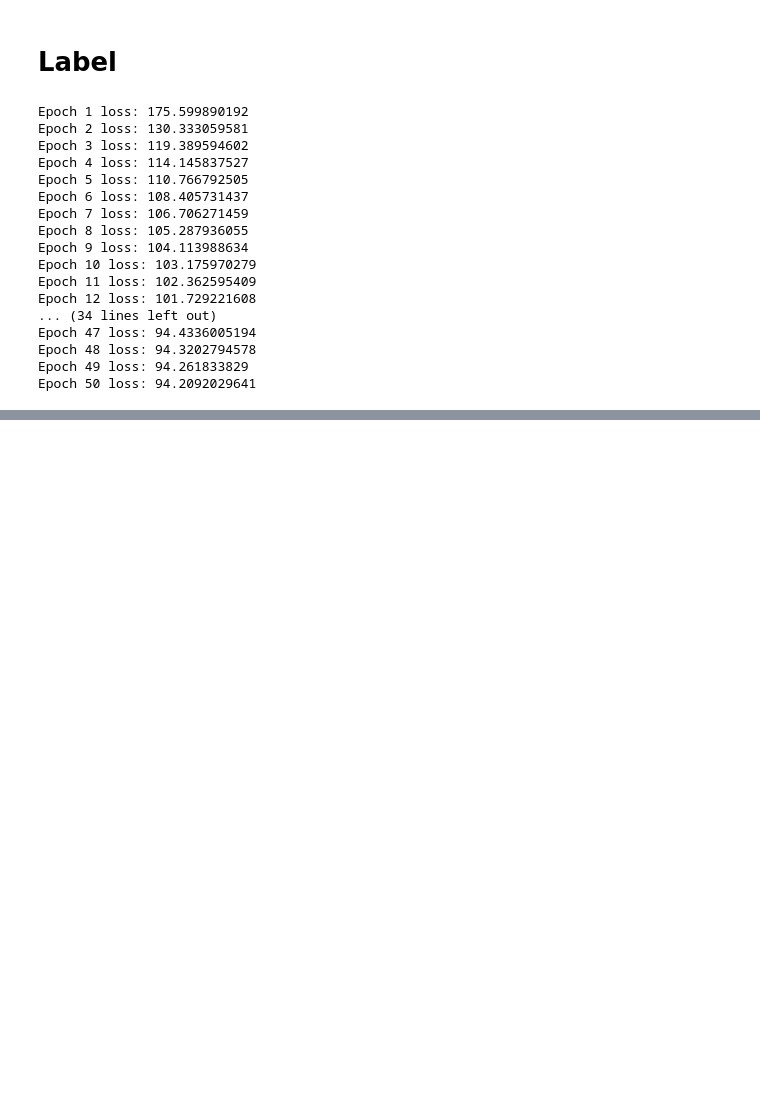
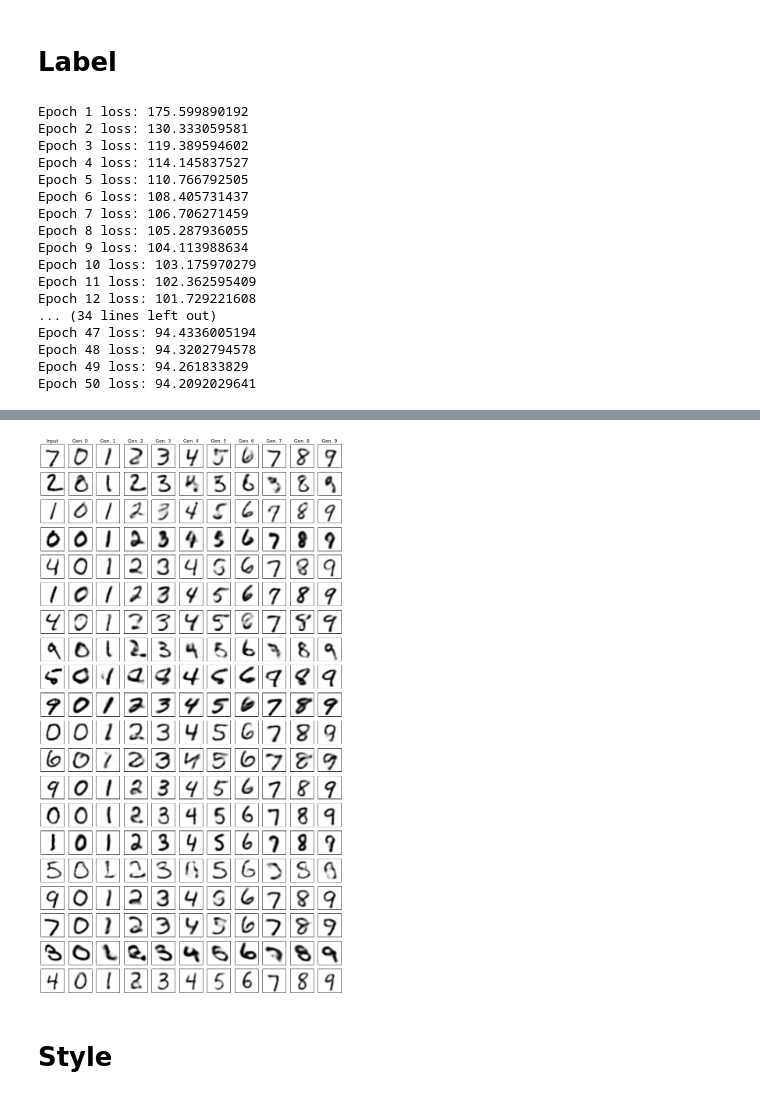
Before and after one commit to Jianbo-Lab/deep-learning-project, a Jupyter notebook: notebook/fc_cvae.ipynb, the cells around one changed output, grey strips where cells are left out. Drawn from its saved outputs; the diff is of its cells as text; code cells hidden in the pictures; blank space fills up the shorter version.

```diff
--- a/notebook/fc_cvae.ipynb
+++ b/notebook/fc_cvae.ipynb
@@ -241,3 +241,45 @@ plt.show()
+# %%
+testx = mnist.test.images[xrange(100)]
+testy = mnist.test.labels[xrange(100)]
+mu, log_sigma2 = sess.run([model.encoder_mean, model.encoder_log_sigma2],
+                         feed_dict = {model.images: test, model.batch_info: testy})
+
+generated_images = np.zeros((10, 100, 28*28))
+for j in xrange(10):
+    info = np.repeat(np.identity(10)[j,].reshape(1,-1), 100, axis=0) # hack for repeating label j
+    generated_images[j,:,:] = sess.run(model.decoder_mean,
+                                      feed_dict = {model.batch_eps : np.random.randn(100, 50),
+                                                  model.batch_info: info,
+                                                  model.encoder_mean: mu,
+                                                  model.encoder_log_sigma2: log_sigma2})
+# %%
+subset = xrange(20)
+testx_subset = testx[subset]
+generated_images_subset = generated_images[:, subset, :]
+
+plt.figure(figsize=(11,len(subset)))
+#plt.figure(figsize=(len(subset),11))
+for i in xrange(len(subset)):
+    plt.subplot(len(subset), 11, 11*i+1)
+    plt.imshow(testx_subset[i].reshape(28,28), cmap='gray_r')
+    if i == 0:
+        plt.title('Input')
+    plt.xticks([])
+    plt.yticks([])
+    for j in xrange(10):
+        plt.subplot(len(subset),11, 11*i+j+2)
+        plt.imshow(generated_images_subset[j,i,:].reshape(28,28), cmap='gray_r')
+        if i == 0:
+            plt.title('Gen. {}'.format(j))
+        plt.xticks([])
+        plt.yticks([])
+plt.tight_layout()
+plt.savefig('images/style')
+plt.show()
+# %% [output]
+[figure, added]
 # %%
 sess.close()
 tf.reset_default_graph()
+# %% [markdown]
+# Style
```
Also changed, not shown: parts of 3 cells of this notebook, 1 other file.
